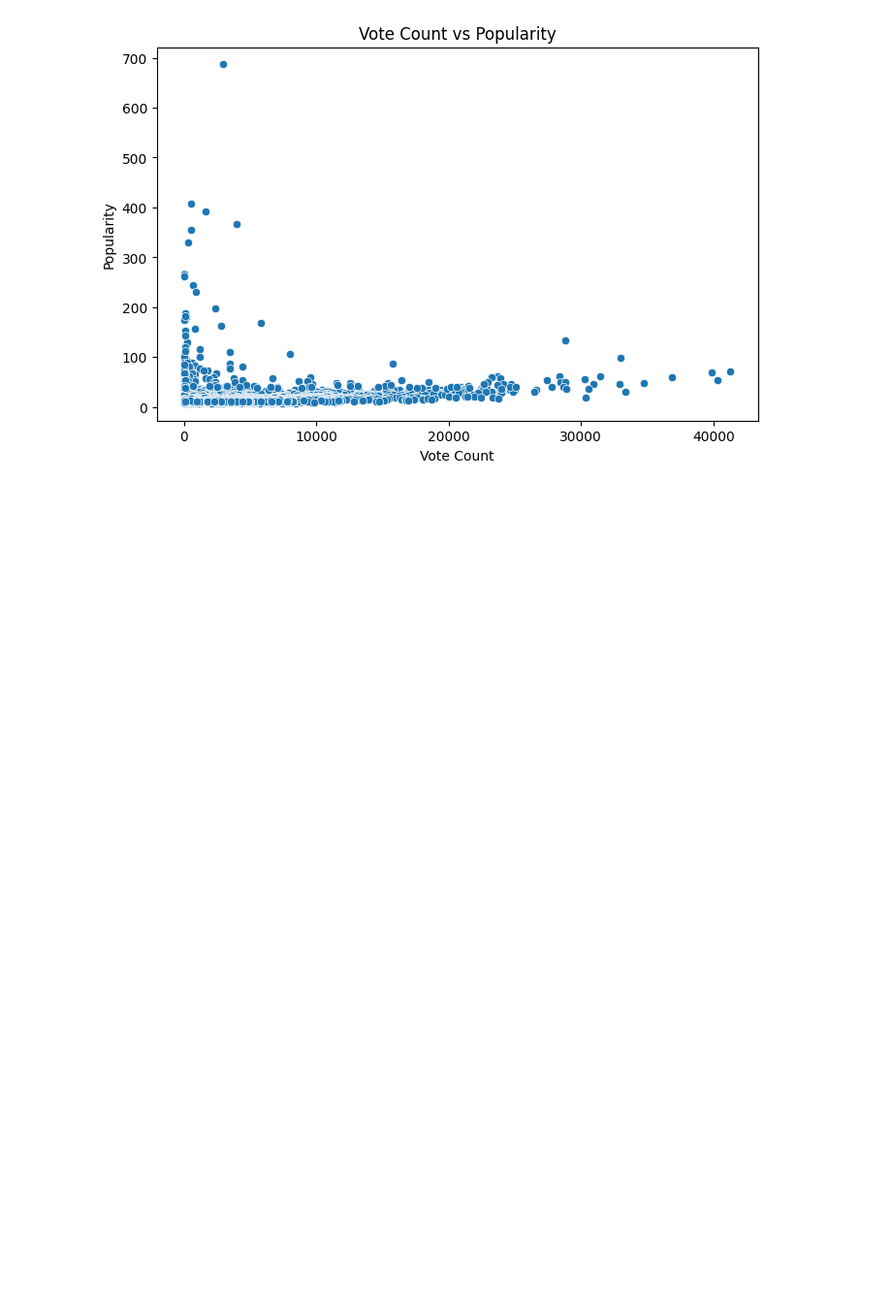
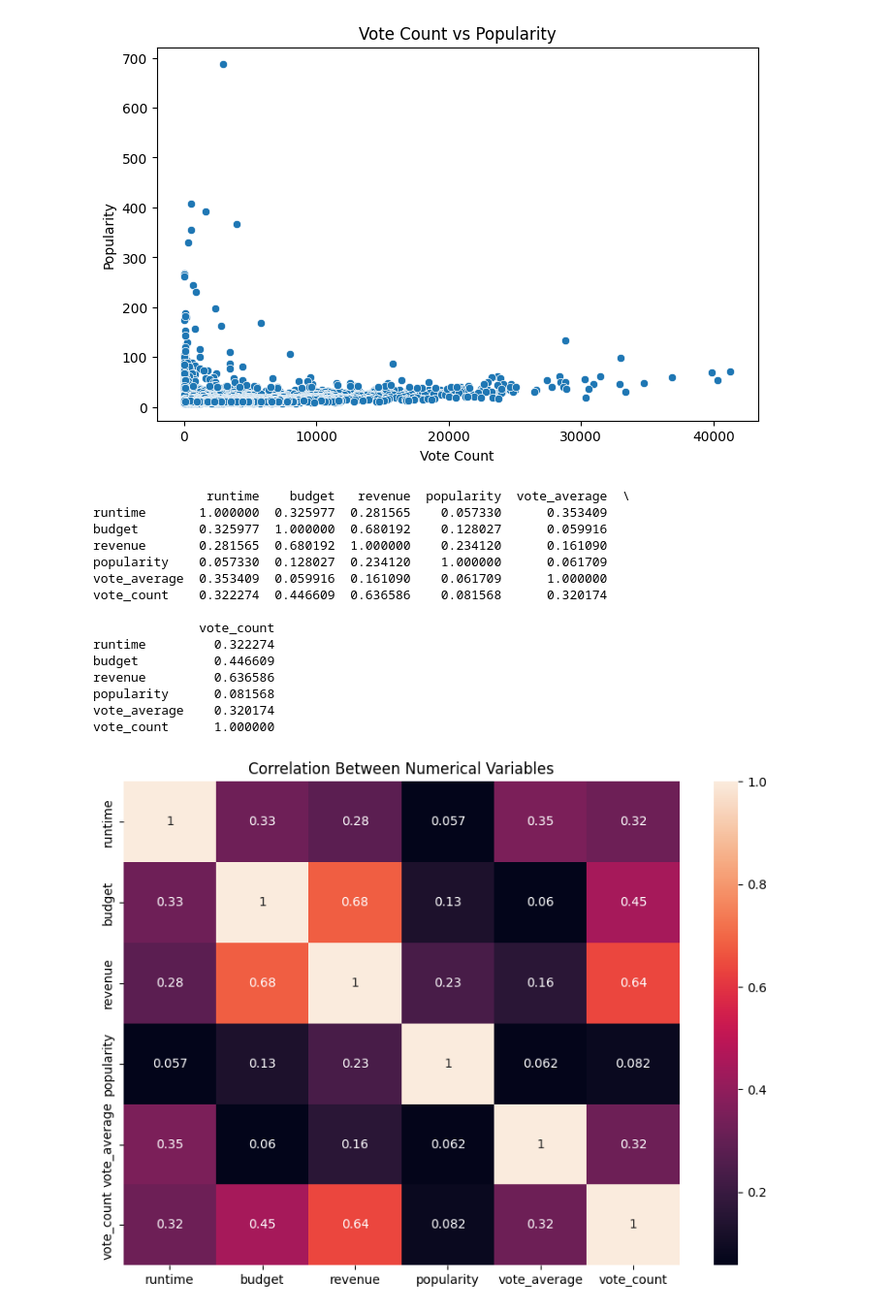
Before and after one commit to zakaryahari/movie-intelligence-pipeline, a Jupyter notebook: notebooks/EDA_Feature_Engineering.ipynb, the cells around one changed output. Shown at 97% size. Saved outputs shown, nothing was run; the diff lists cells and outputs as text; code cells hidden in the pictures; blank space fills up the shorter version.

Commit message:
Refactor code structure for improved readability and maintainability 'Correlation Between Numerical Variables'

```diff
--- a/notebooks/EDA_Feature_Engineering.ipynb
+++ b/notebooks/EDA_Feature_Engineering.ipynb
@@ -184,3 +184,44 @@ plt.ylabel("Popularity")
 plt.show()
 # %% [output]
 [figure]
+# %%
+numeric_columns = [
+    "runtime",
+    "budget",
+    "revenue",
+    "popularity",
+    "vote_average",
+    "vote_count"
+]
+
+correlation = df[numeric_columns].corr()
+
+print(correlation)
+
+plt.figure(figsize=(10, 7))
+
+sns.heatmap(
+    correlation,
+    annot=True
+)
+
+plt.title("Correlation Between Numerical Variables")
+
+plt.show()
+# %% [output]
+               runtime    budget   revenue  popularity  vote_average  \
+runtime       1.000000  0.325977  0.281565    0.057330      0.353409
+budget        0.325977  1.000000  0.680192    0.128027      0.059916
+revenue       0.281565  0.680192  1.000000    0.234120      0.161090
+popularity    0.057330  0.128027  0.234120    1.000000      0.061709
+vote_average  0.353409  0.059916  0.161090    0.061709      1.000000
+vote_count    0.322274  0.446609  0.636586    0.081568      0.320174
+
+              vote_count
+runtime         0.322274
+budget          0.446609
+revenue         0.636586
+popularity      0.081568
+vote_average    0.320174
+vote_count      1.000000
+[figure, added]
```
